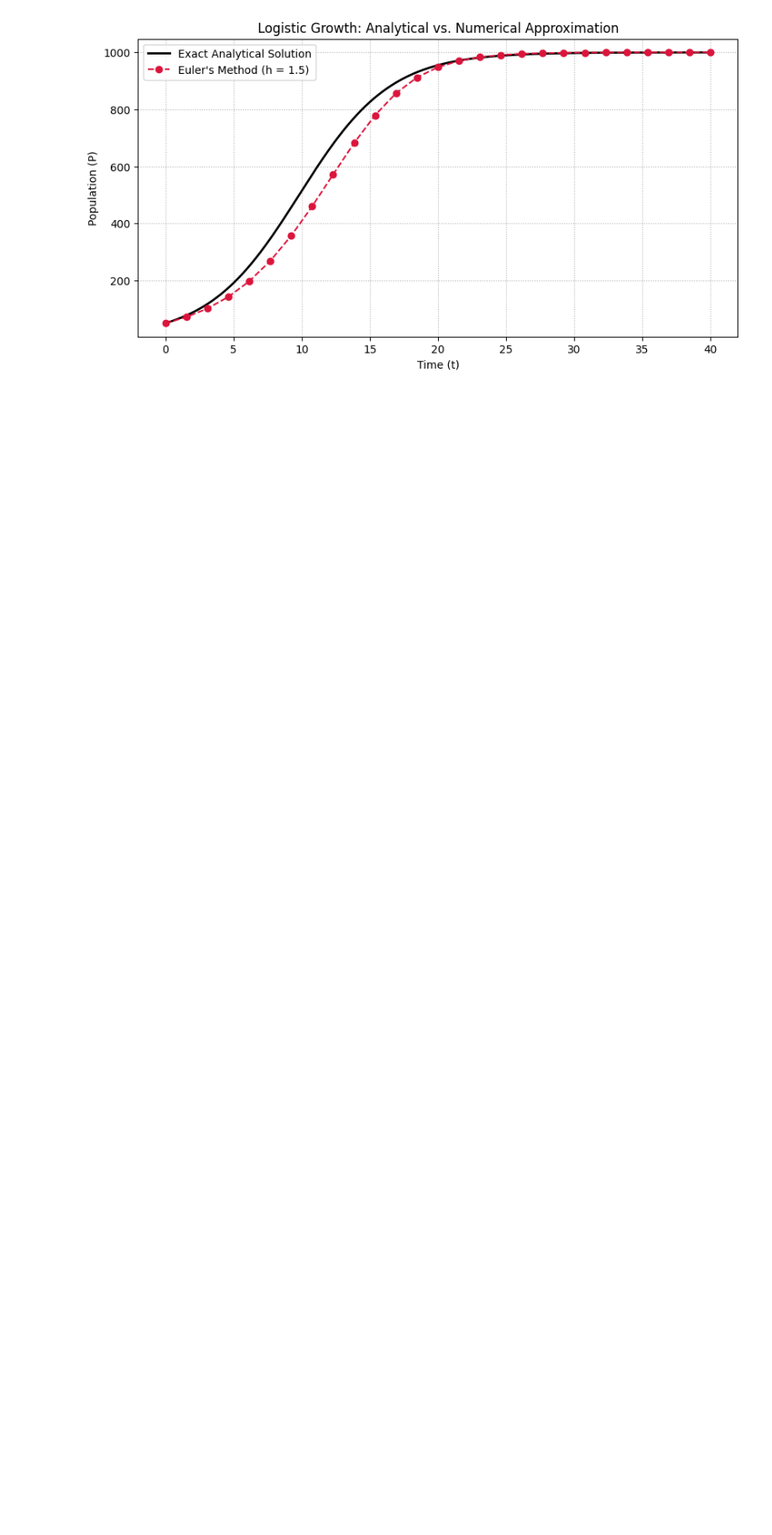
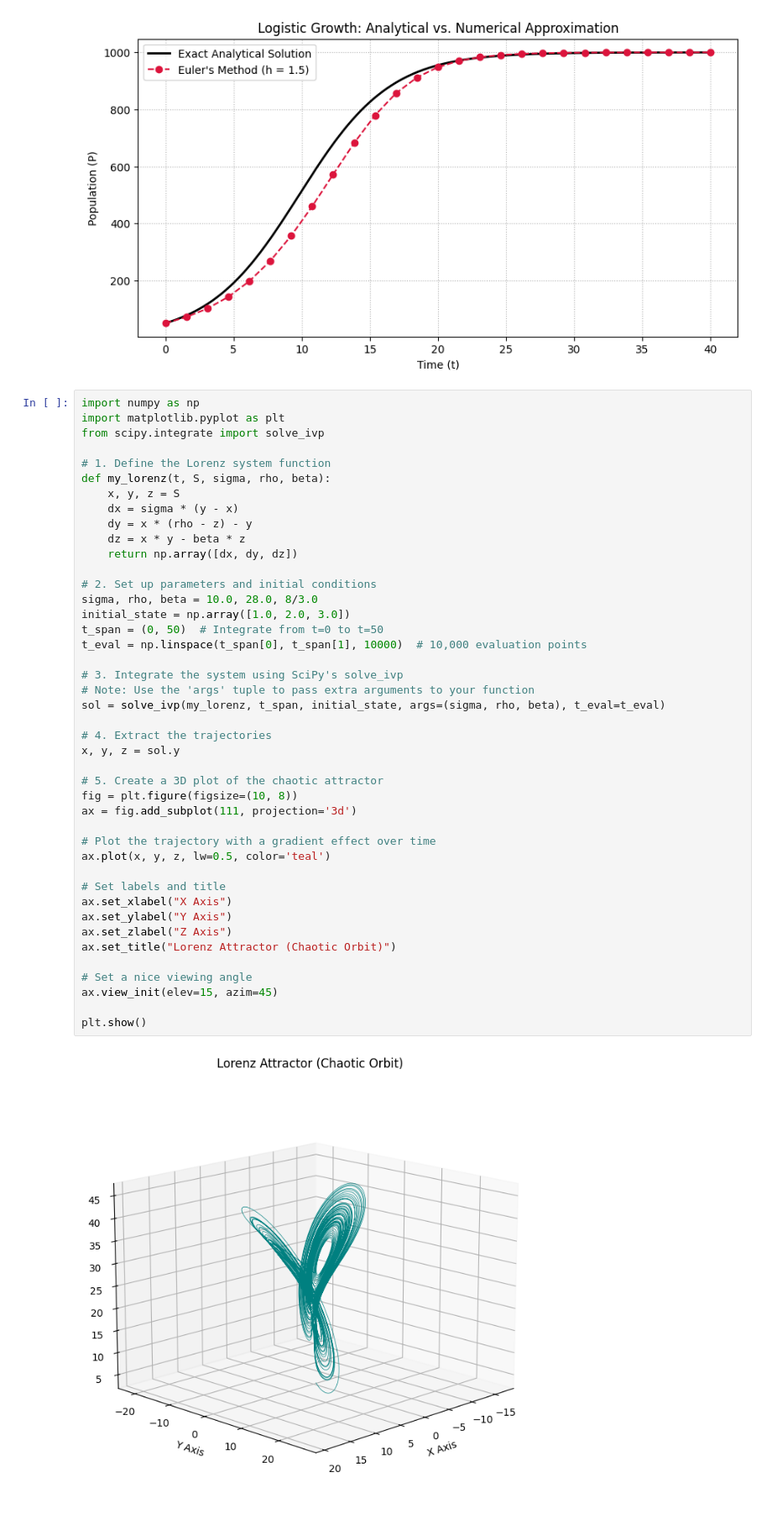
Before and after one commit to troyc03/sci-ml, a Jupyter notebook: prerequisites/numerical_methods/odes.ipynb, the cells around one changed output. Shown at 84% size. Saved outputs shown, nothing was run; the diff lists cells and outputs as text; blank space fills up the shorter version.

```diff
--- a/prerequisites/numerical_methods/odes.ipynb
+++ b/prerequisites/numerical_methods/odes.ipynb
@@ -214,3 +214,48 @@ plt.legend()
 plt.show()
 # %% [output]
 [figure]
+# %%
+import numpy as np
+import matplotlib.pyplot as plt
+from scipy.integrate import solve_ivp
+
+# 1. Define the Lorenz system function
+def my_lorenz(t, S, sigma, rho, beta):
+    x, y, z = S
+    dx = sigma * (y - x)
+    dy = x * (rho - z) - y
+    dz = x * y - beta * z
+    return np.array([dx, dy, dz])
+
+# 2. Set up parameters and initial conditions
+sigma, rho, beta = 10.0, 28.0, 8/3.0
+initial_state = np.array([1.0, 2.0, 3.0])
+t_span = (0, 50)  # Integrate from t=0 to t=50
+t_eval = np.linspace(t_span[0], t_span[1], 10000)  # 10,000 evaluation points
+
+# 3. Integrate the system using SciPy's solve_ivp
+# Note: Use the 'args' tuple to pass extra arguments to your function
+sol = solve_ivp(my_lorenz, t_span, initial_state, args=(sigma, rho, beta), t_eval=t_eval)
+
+# 4. Extract the trajectories
+x, y, z = sol.y
+
+# 5. Create a 3D plot of the chaotic attractor
+fig = plt.figure(figsize=(10, 8))
+ax = fig.add_subplot(111, projection='3d')
+
+# Plot the trajectory with a gradient effect over time
+ax.plot(x, y, z, lw=0.5, color='teal')
+
+# Set labels and title
+ax.set_xlabel("X Axis")
+ax.set_ylabel("Y Axis")
+ax.set_zlabel("Z Axis")
+ax.set_title("Lorenz Attractor (Chaotic Orbit)")
+
+# Set a nice viewing angle
+ax.view_init(elev=15, azim=45)
+
+plt.show()
+# %% [output]
+[figure, added]
```
Also changed, not shown: 4 other files.
